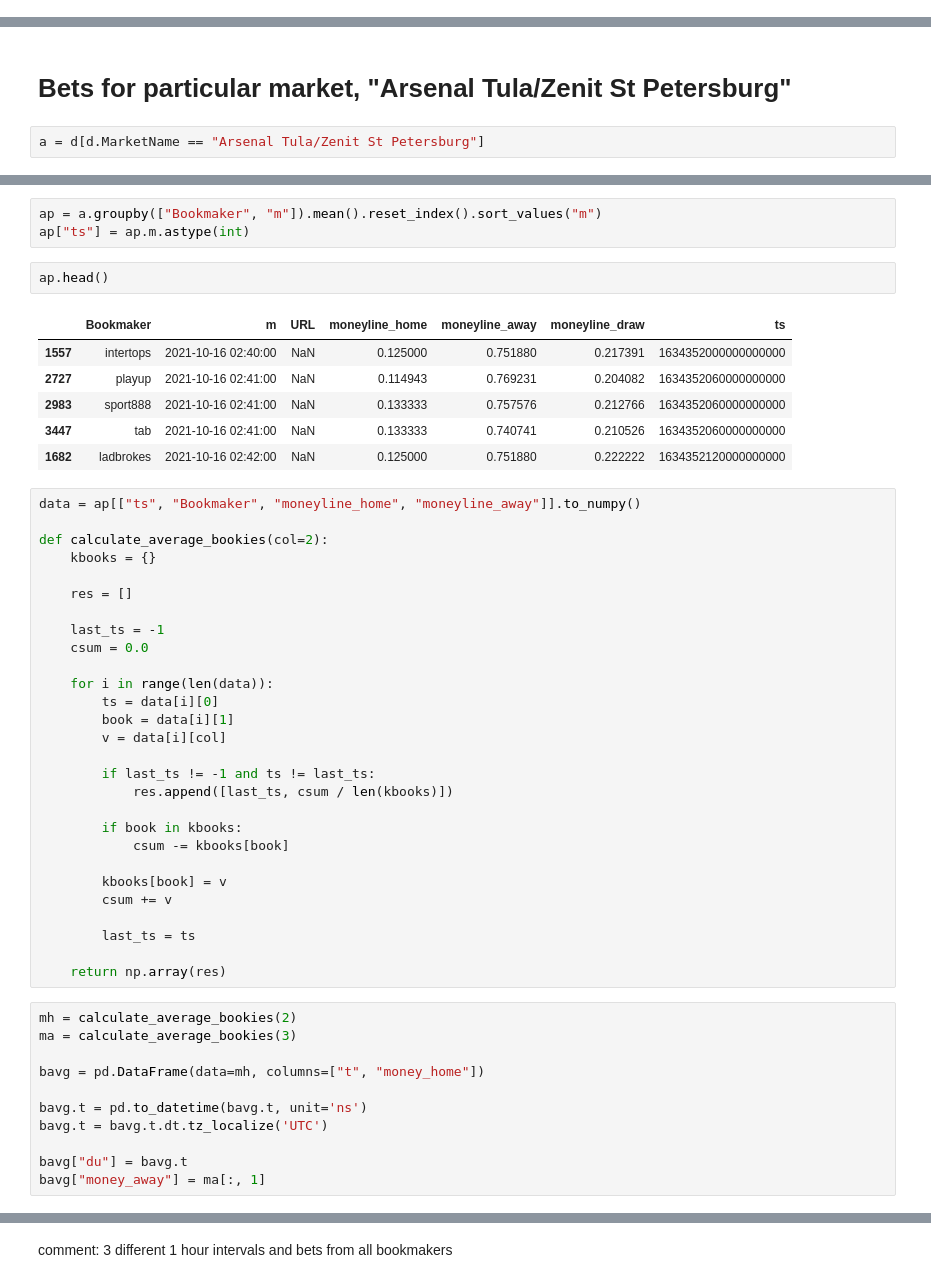
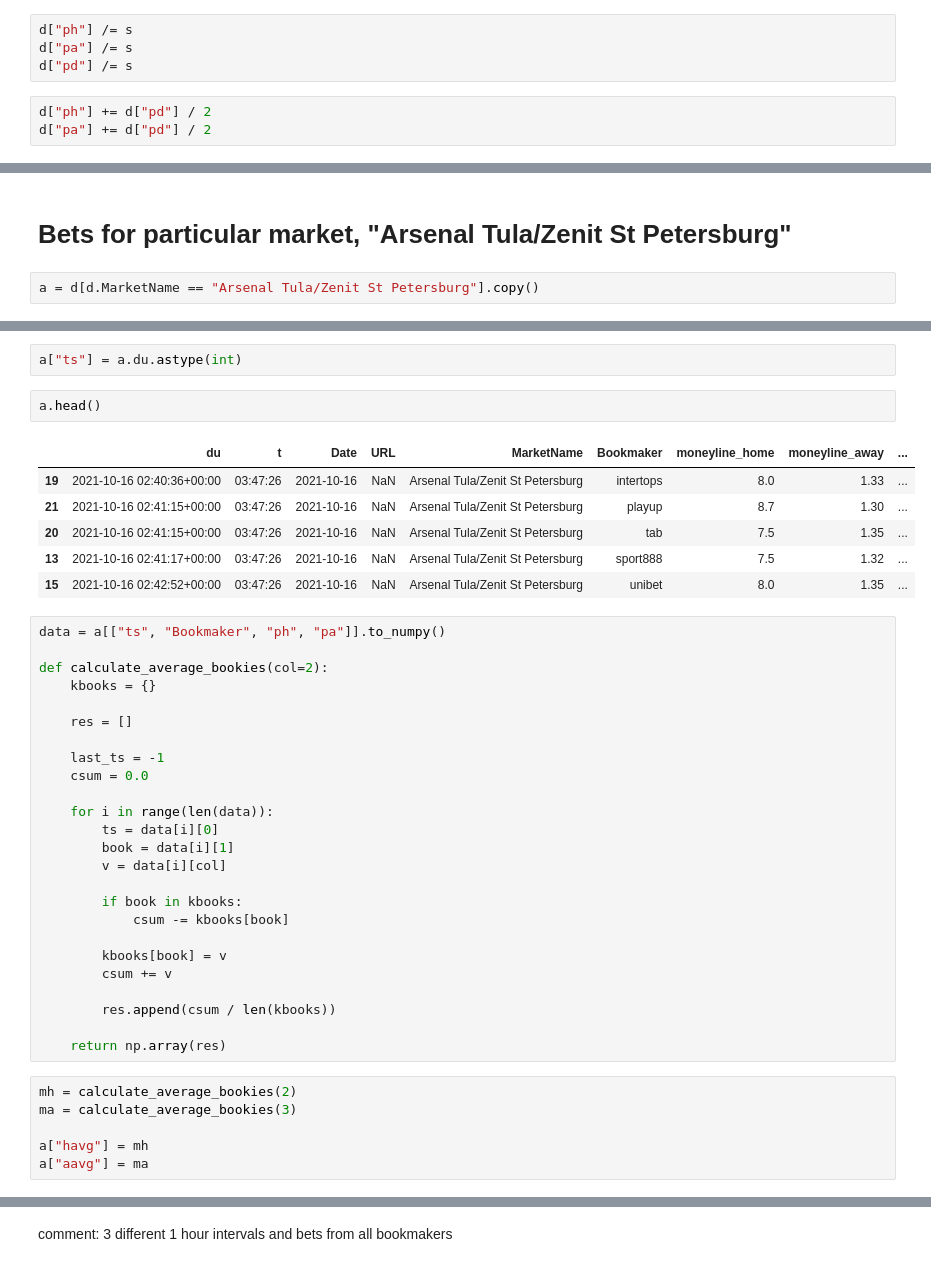
Before and after one commit to egerevv/prediction-market, a Jupyter notebook: Research Betting.ipynb, the cells around one changed output, grey strips where cells are left out. Cells and saved outputs as stored; diff of their text form.

```diff
--- a/Research Betting.ipynb
+++ b/Research Betting.ipynb
@@ -54,0 +80,7 @@ d["m"] = d.du.values.astype('<M8[m]')
+# %%
+d["ph"] /= s
+d["pa"] /= s
+d["pd"] /= s
+# %%
+d["ph"] += d["pd"] / 2
+d["pa"] += d["pd"] / 2
@@ -93,7 +134,7 @@ array(['barstool', 'betclic', 'betfair', 'betrivers', 'betus', 'bovada',
 # %% [markdown]
 # Bets for particular market, "Arsenal Tula/Zenit St Petersburg"
 # %%
-a = d[d.MarketName == "Arsenal Tula/Zenit St Petersburg"]
+a = d[d.MarketName == "Arsenal Tula/Zenit St Petersburg"].copy()
 # %%
 a.head()
 # %% [output]
@@ -106,17 +147,16 @@ a.head()
-# %%
-ap = a.groupby(["Bookmaker", "m"]).mean().reset_index().sort_values("m")
-ap["ts"] = ap.m.astype(int)
+# %%
+a["ts"] = a.du.astype(int)
 # %%
-ap.head()
+a.head()
 # %% [output]
-|  | Bookmaker | m | URL | moneyline_home | moneyline_away | moneyline_draw | ts |
-| 1557 | intertops | 2021-10-16 02:40:00 | NaN | 0.125000 | 0.751880 | 0.217391 | 1634352000000000000 |
-| 2727 | playup | 2021-10-16 02:41:00 | NaN | 0.114943 | 0.769231 | 0.204082 | 1634352060000000000 |
-| 2983 | sport888 | 2021-10-16 02:41:00 | NaN | 0.133333 | 0.757576 | 0.212766 | 1634352060000000000 |
-| 3447 | tab | 2021-10-16 02:41:00 | NaN | 0.133333 | 0.740741 | 0.210526 | 1634352060000000000 |
-| 1682 | ladbrokes | 2021-10-16 02:42:00 | NaN | 0.125000 | 0.751880 | 0.222222 | 1634352120000000000 |
+|  | du | t | Date | URL | MarketName | Bookmaker | moneyline_home | moneyline_away | ... |
+| 19 | 2021-10-16 02:40:36+00:00 | 03:47:26 | 2021-10-16 | NaN | Arsenal Tula/Zenit St Petersburg | intertops | 8.0 | 1.33 | ... |
+| 21 | 2021-10-16 02:41:15+00:00 | 03:47:26 | 2021-10-16 | NaN | Arsenal Tula/Zenit St Petersburg | playup | 8.7 | 1.30 | ... |
+| 20 | 2021-10-16 02:41:15+00:00 | 03:47:26 | 2021-10-16 | NaN | Arsenal Tula/Zenit St Petersburg | tab | 7.5 | 1.35 | ... |
+| 13 | 2021-10-16 02:41:17+00:00 | 03:47:26 | 2021-10-16 | NaN | Arsenal Tula/Zenit St Petersburg | sport888 | 7.5 | 1.32 | ... |
+| 15 | 2021-10-16 02:42:52+00:00 | 03:47:26 | 2021-10-16 | NaN | Arsenal Tula/Zenit St Petersburg | unibet | 8.0 | 1.35 | ... |
 # %%
-data = ap[["ts", "Bookmaker", "moneyline_home", "moneyline_away"]].to_numpy()
+data = a[["ts", "Bookmaker", "ph", "pa"]].to_numpy()
 
 def calculate_average_bookies(col=2):
     kbooks = {}
@@ -131,27 +171,19 @@ def calculate_average_bookies(col=2):
         book = data[i][1]
         v = data[i][col]
 
-        if last_ts != -1 and ts != last_ts:
-            res.append([last_ts, csum / len(kbooks)])
-
         if book in kbooks:
             csum -= kbooks[book]
 
         kbooks[book] = v
         csum += v
 
-        last_ts = ts
+        res.append(csum / len(kbooks))
 
     return np.array(res)
-# %%
-mh = calculate_average_bookies(2)
-ma = calculate_average_bookies(3)
-
-bavg = pd.DataFrame(data=mh, columns=["t", "money_home"])
-
-bavg.t = pd.to_datetime(bavg.t, unit='ns')
-bavg.t = bavg.t.dt.tz_localize('UTC')
-
-bavg["du"] = bavg.t
-bavg["money_away"] = ma[:, 1]
+# %%
+mh = calculate_average_bookies(2)
+ma = calculate_average_bookies(3)
+
+a["havg"] = mh
+a["aavg"] = ma
 # %%
```
Also changed, not shown: parts of 15 cells of this notebook.
